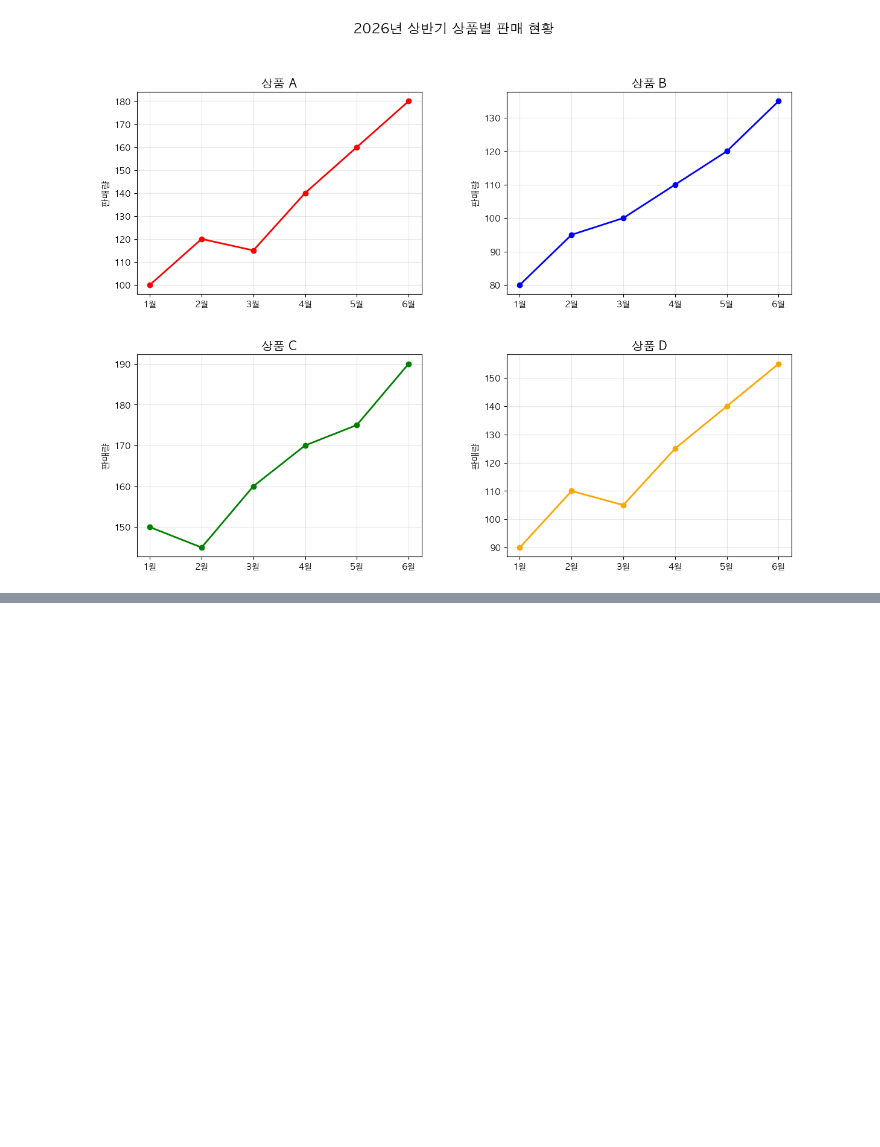
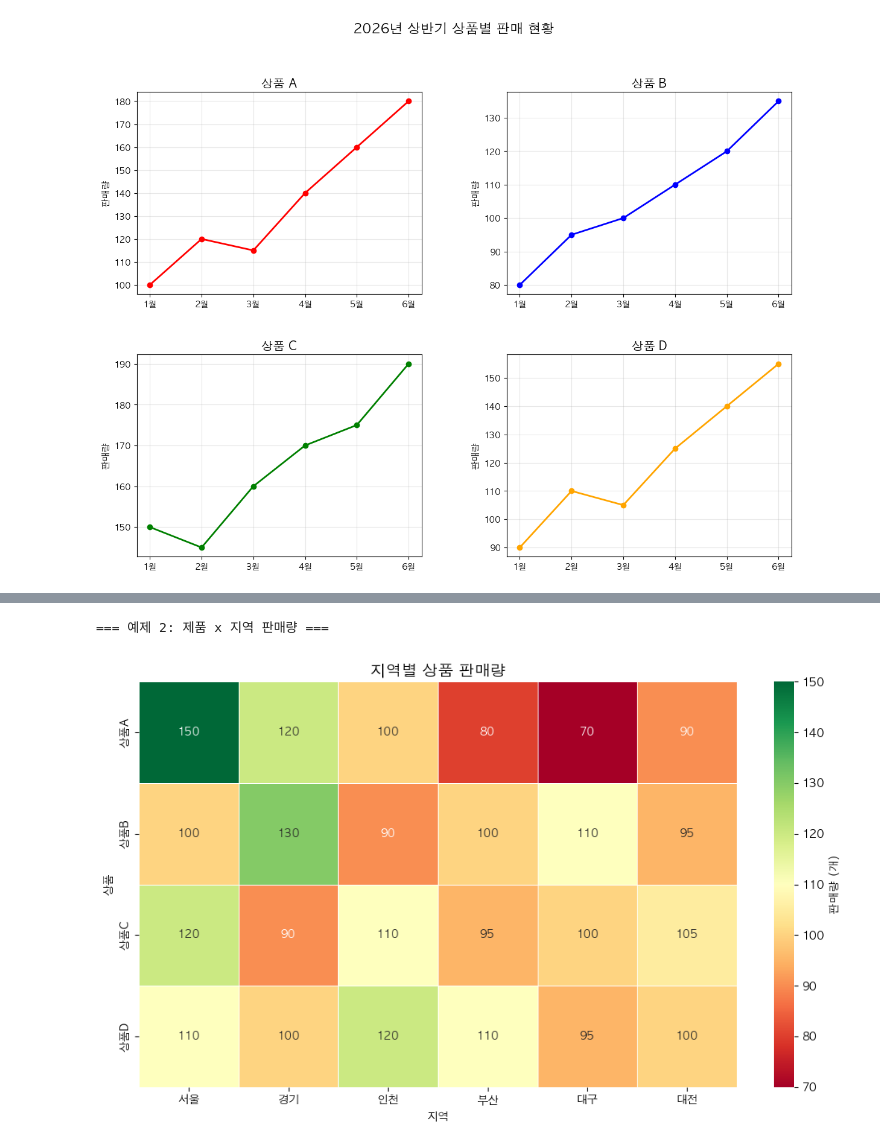
Before and after one commit to bobcho83/python_intermediate_learning, a Jupyter notebook: python_intermediate_learning.ipynb, the cells around one changed output, grey strips where cells are left out. Cells and saved outputs as stored; diff of their text form; code cells hidden in the pictures; blank space fills up the shorter version.

```diff
--- a/python_intermediate_learning.ipynb
+++ b/python_intermediate_learning.ipynb
@@ -136,0 +237,36 @@ plt.show()
+# %%
+# 예제 2: 제품 x 지역 판매량
+print("\n=== 예제 2: 제품 x 지역 판매량 ===")
+
+products = ['상품A', '상품B', '상품C', '상품D']
+regions = ['서울', '경기', '인천', '부산', '대구', '대전']
+
+# 판매량 데이터 (4 x 6)
+sales_data = np.array([
+    [150, 120, 100, 80, 70, 90],
+    [100, 130, 90, 100, 110, 95],
+    [120, 90, 110, 95, 100, 105],
+    [110, 100, 120, 110, 95, 100]
+])
+
+fig, ax = plt.subplots(figsize=(10, 6))
+
+sns.heatmap(sales_data,
+            xticklabels=regions,
+            yticklabels=products,
+            cmap='RdYlGn',
+            annot=True,
+            fmt='d',
+            cbar_kws={'label': '판매량 (개)'},
+            linewidths=0.5,
+            ax=ax)
+
+ax.set_title('지역별 상품 판매량', fontsize=14, fontweight='bold')
+ax.set_xlabel('지역')
+ax.set_ylabel('상품')
+
+plt.tight_layout()
+plt.show()
+# %% [output]
+=== 예제 2: 제품 x 지역 판매량 ===
+[figure, added]
```
Also changed, not shown: parts of 3 cells of this notebook, 2 other files.
